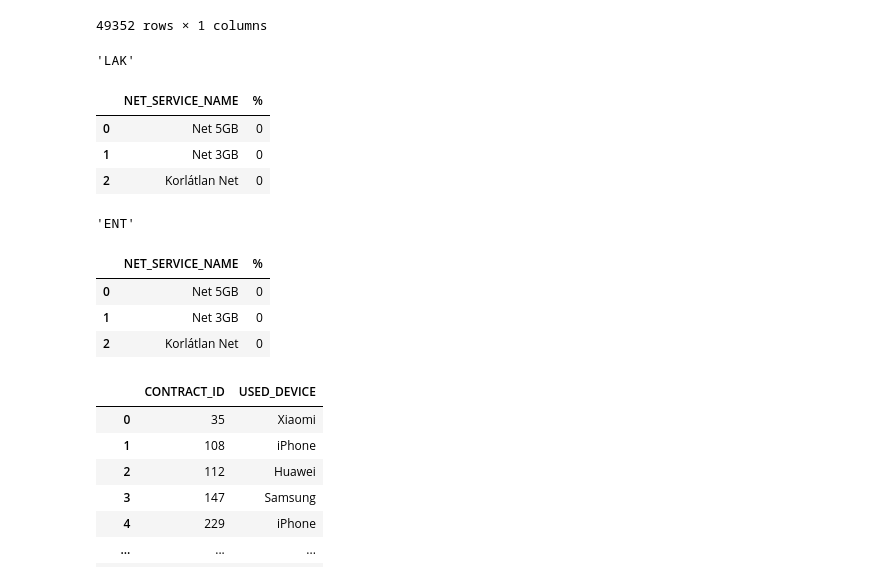
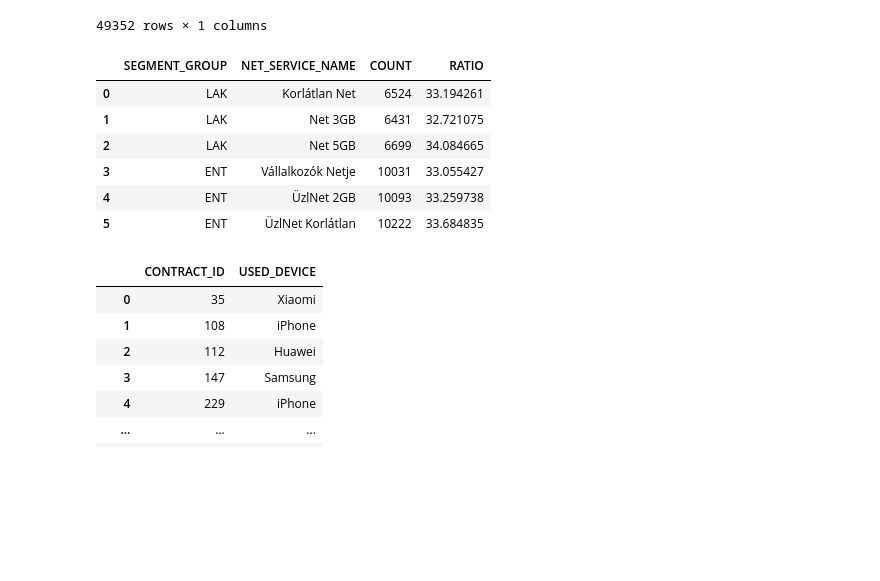
Before and after one commit to bpozsgai9/telekom_data_analyst, a Jupyter notebook: 3. Python és SQL feladat/Python+SQL/megoldas.ipynb, the cells around one changed output. Saved outputs shown, nothing was run; the diff lists cells and outputs as text; code cells hidden in the pictures; blank space fills up the shorter version.

```diff
--- a/3. Python és SQL feladat/Python+SQL/megoldas.ipynb
+++ b/3. Python és SQL feladat/Python+SQL/megoldas.ipynb
@@ -74,48 +74,30 @@ sql.sqldf(query)
 # %%
 # 2. Írj egy lekérdezést, ami visszaadja, hogy a lakossági, valamint az üzleti szerződéseknél milyen arányban fordulnak elő az egyes internet szolgáltatások. Az eredményt rendezt a szegmens alapján csökkenőbe.
 
-query_LAK ="""
+query ="""
 SELECT
+    SEGMENT_GROUP,
     NET_SERVICE_NAME,
-    (COUNT(*) / (SELECT COUNT(*) FROM contract)) * 100 AS '%'
+    COUNT(*) AS COUNT,
+    100.0 * COUNT(*) / SUM(COUNT(*)) OVER (PARTITION BY SEGMENT_GROUP) AS RATIO
 FROM
     contract
-WHERE
-    SEGMENT_GROUP = 'LAK'
 GROUP BY
+    SEGMENT_GROUP,
     NET_SERVICE_NAME
 ORDER BY
     SEGMENT_GROUP DESC;
 """
 
-display("LAK", sql.sqldf(query_LAK))
-
-query_ENT ="""
-SELECT
-    NET_SERVICE_NAME,
-    (COUNT(*) / (SELECT COUNT(*) FROM contract)) * 100 AS '%'
-FROM
-    contract
-WHERE
-    SEGMENT_GROUP = 'ENT'
-GROUP BY
-    NET_SERVICE_NAME
-ORDER BY
-    SEGMENT_GROUP DESC;
-"""
-
-display("ENT", sql.sqldf(query_LAK))
+sql.sqldf(query)
 # %% [output]
-'LAK'
-|  | NET_SERVICE_NAME | % |
-| 0 | Net 5GB | 0 |
-| 1 | Net 3GB | 0 |
-| 2 | Korlátlan Net | 0 |
+|  | SEGMENT_GROUP | NET_SERVICE_NAME | COUNT | RATIO |
+| 0 | LAK | Korlátlan Net | 6524 | 33.194261 |
+| 1 | LAK | Net 3GB | 6431 | 32.721075 |
+| 2 | LAK | Net 5GB | 6699 | 34.084665 |
+| 3 | ENT | Vállalkozók Netje | 10031 | 33.055427 |
+| 4 | ENT | ÜzlNet 2GB | 10093 | 33.259738 |
+| 5 | ENT | ÜzlNet Korlátlan | 10222 | 33.684835 |
-'ENT'
-|  | NET_SERVICE_NAME | % |
-| 0 | Net 5GB | 0 |
-| 1 | Net 3GB | 0 |
-| 2 | Korlátlan Net | 0 |
 # %%
 # 3. Írj egy lekérdezést amely visszaadja, hogy mely szerződések vannak fizetési elmaradásban, és azok milyen típusú készüléket használnak.
 query ="""
```
Also changed, not shown: parts of 2 cells of this notebook, 1 other file.
